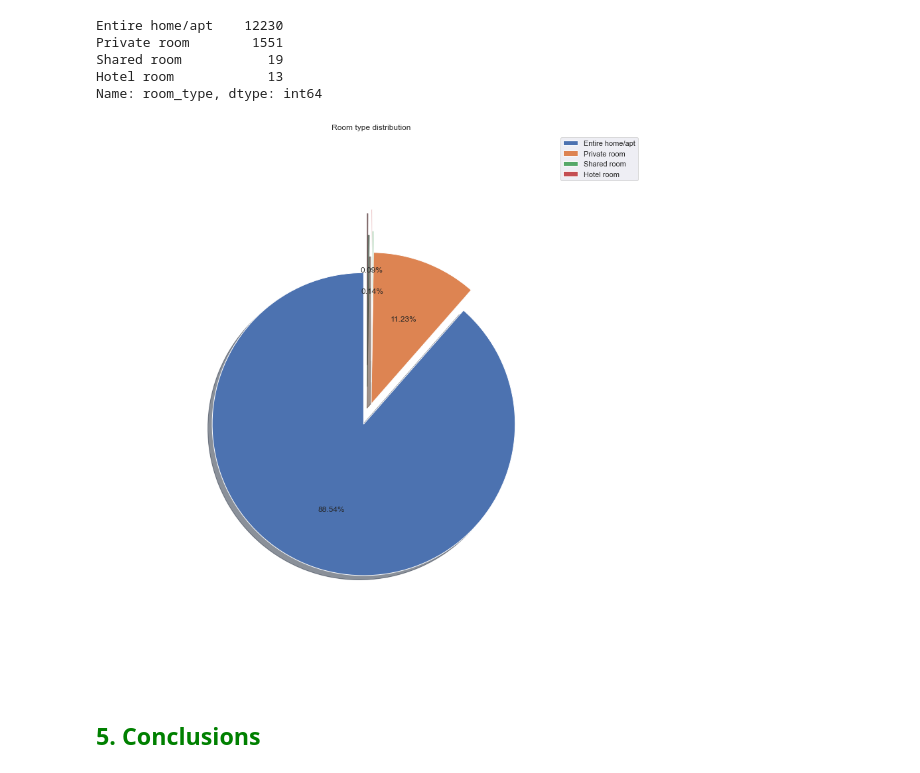
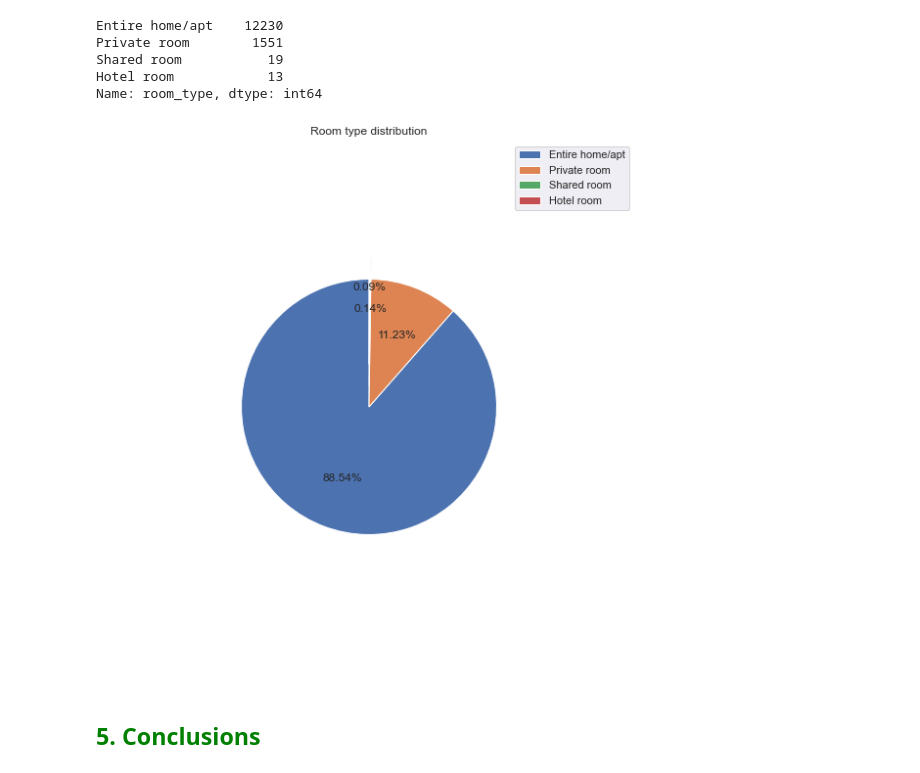
Before and after one commit to Arlinda96/BA-Project, a Jupyter notebook: Airbnb_Project.ipynb, the cells around one changed output. Saved outputs shown, nothing was run; the diff lists cells and outputs as text; code cells hidden in the pictures.

```diff
--- a/Airbnb_Project.ipynb
+++ b/Airbnb_Project.ipynb
@@ -390,5 +527,6 @@ plt.show()
 # %%
 # Create correlation heat map for data without outliers
+sns.set(rc={"figure.figsize":(15, 10)})
 sns.heatmap(no_out_dataset.corr(), annot=True)
 plt.show()
 # %% [output]
@@ -427,0 +548,2 @@ Name: price, dtype: float64
+# %%
+dataset = pd.get_dummies(dataset, columns = ['room_type', 'neighbourhood'])
@@ -427,0 +562,3 @@ Name: price, dtype: float64
+# %%
+price_threshold=np.percentile(dataset['price'], 75)
+print(price_threshold)
@@ -427,0 +575,2 @@ Name: price, dtype: float64
+# %%
+dataset['price_class']=dataset['price'].apply(lambda x: x>price_threshold)
@@ -443,12 +612,12 @@ Hotel room            13
 Name: room_type, dtype: int64
 # %%
 # Visualize the room type distribution
-explode = (0.1, 0, 0.1, 0.2)
-plt.pie(room_type_count, explode=explode, autopct='%.2f%%',radius=0.7,startangle = 90, shadow=True)
+explode = (0, 0, 0.1, 0.2)
+plt.pie(room_type_count, explode=explode, autopct='%.2f%%',radius=0.6,startangle = 90)
 plt.legend(room_type_count.index)
 plt.title("Room type distribution")
 plt.show()
 # %% [output]
-[figure, old version]
+[figure, new version]
 # %% [markdown]
 ##  <span style='color:green'> 5. Conclusions </span> <br>
```
Also changed, not shown: parts of 60 cells of this notebook.
